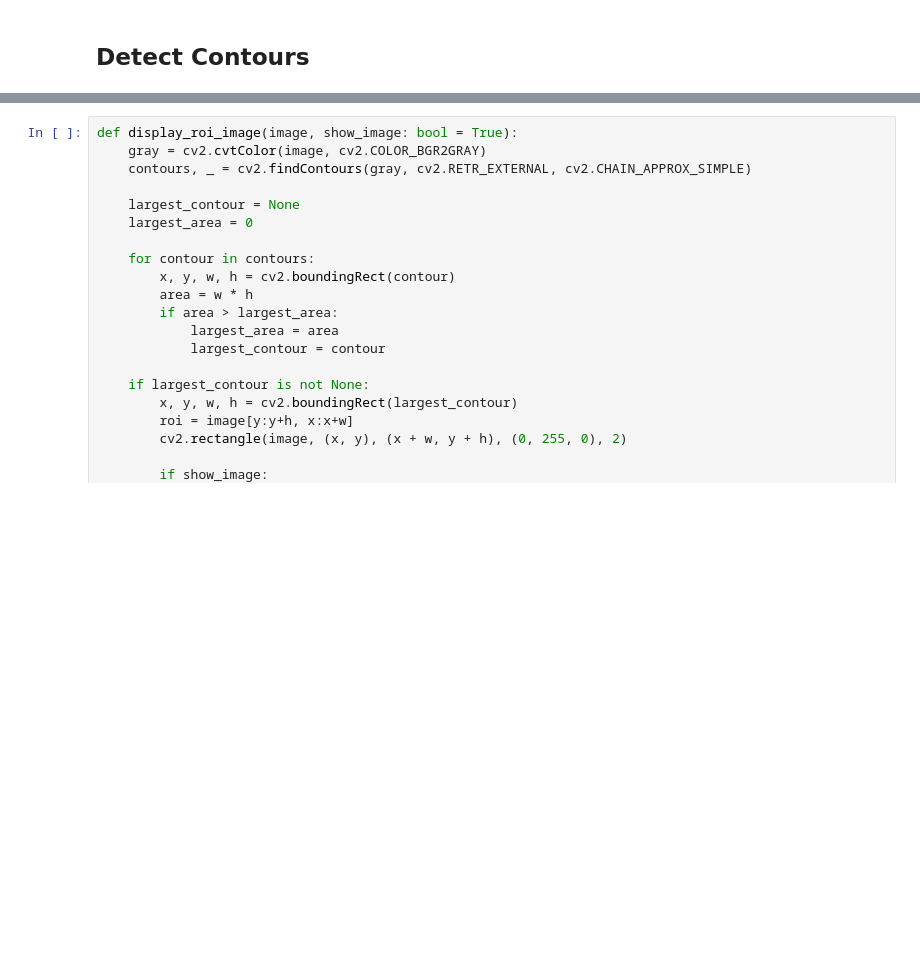
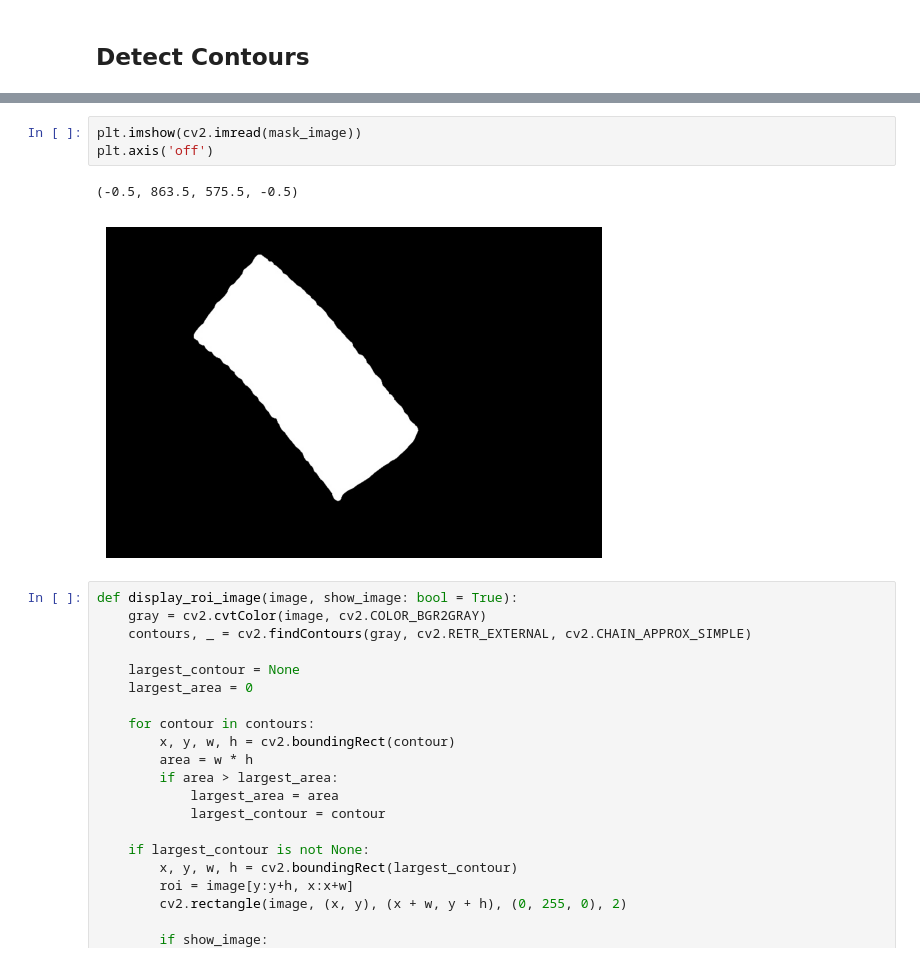
Before and after one commit to mzkki25/planktoscan, a Jupyter notebook: notebook/fitoplankton-image-preprocessing.ipynb, the cells around one changed output, grey strips where cells are left out. Saved outputs shown, nothing was run; the diff lists cells and outputs as text; blank space fills up the shorter version.

```diff
--- a/notebook/fitoplankton-image-preprocessing.ipynb
+++ b/notebook/fitoplankton-image-preprocessing.ipynb
@@ -294,3 +294,9 @@ detect_contours(img_image, mask_image)
+# %%
+plt.imshow(cv2.imread(mask_image))
+plt.axis('off')
+# %% [output]
+(-0.5, 863.5, 575.5, -0.5)
+[figure, added]
 # %%
 def display_roi_image(image, show_image: bool = True):
     gray = cv2.cvtColor(image, cv2.COLOR_BGR2GRAY)
```
Also changed, not shown: parts of 3 cells of this notebook, 5 other files.
